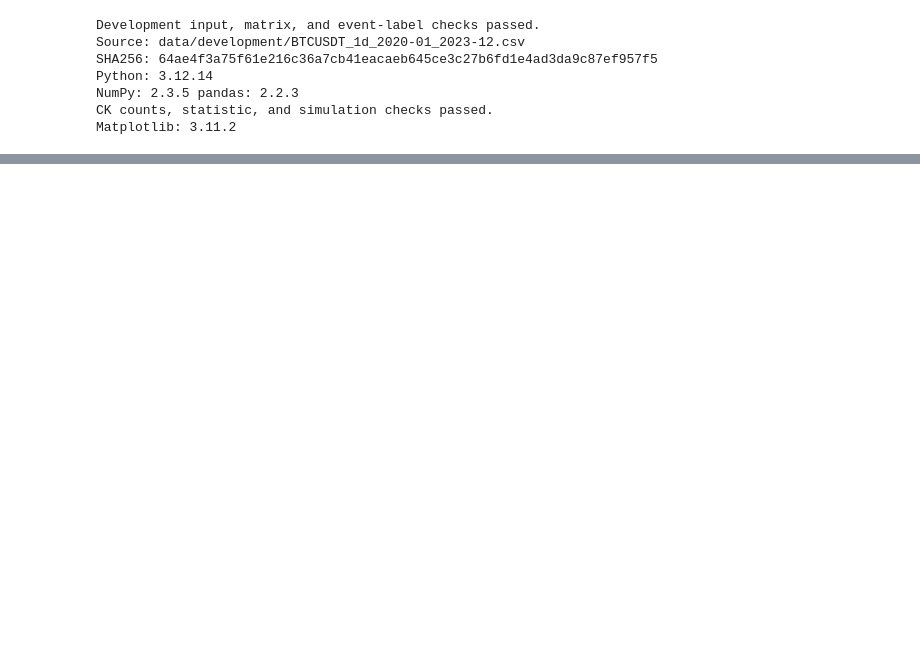
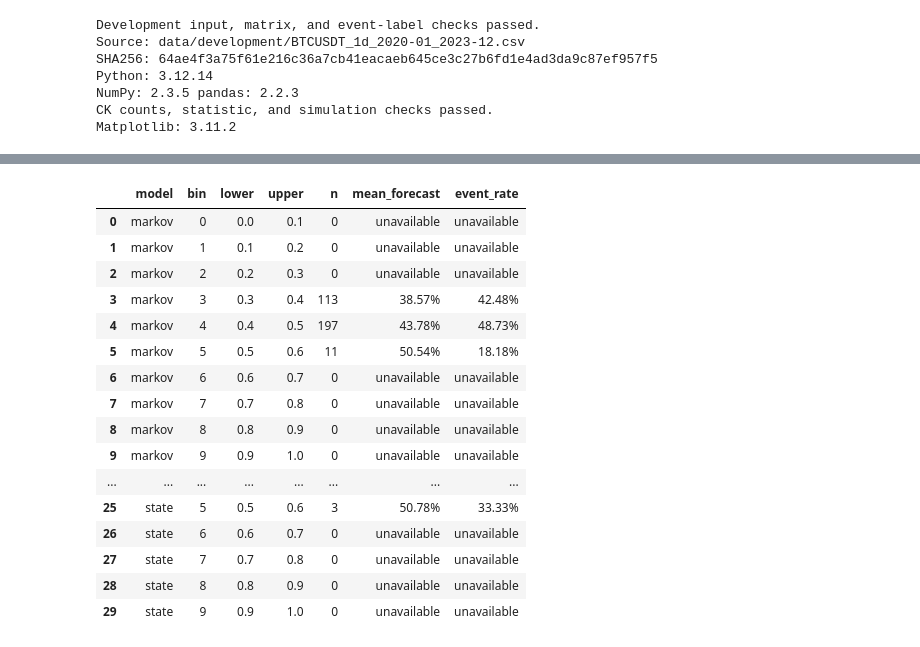
Before and after one commit to Arakushima/btc_markov, a Jupyter notebook: notebooks/01_states_and_first_passage.ipynb, the cells around one changed output, grey strips where cells are left out. Cells and saved outputs as stored; diff of their text form; code cells hidden in the pictures; blank space fills up the shorter version.

```diff
--- a/notebooks/01_states_and_first_passage.ipynb
+++ b/notebooks/01_states_and_first_passage.ipynb
@@ -761,0 +886,21 @@ not been visually inspected.
+# %%
+def stationary_bootstrap_indices(n, n_resamples, mean_block, seed):
+    """Paired circular stationary-bootstrap indices on the FULL daily calendar.
+
+    Start uniformly. At each following position, restart at a uniform date
+    with probability 1/mean_block; otherwise advance one calendar day with
+    wraparound. Every resample has the same number of calendar positions.
+    """
+    for name, value, minimum in (("n", n, 1), ("n_resamples", n_resamples, 1), ("seed", seed, 0)):
+        if isinstance(value, (bool, np.bool_)) or not isinstance(value, (int, np.integer)) or value < minimum:
+            raise ValueError(f"{name} must be an integer at least {minimum}.")
+    if not np.isfinite(mean_block) or mean_block < 1:
+        raise ValueError("The mean block length must be finite and at least one.")
+    rng = np.random.default_rng(seed)
+    indices = np.empty((n_resamples, n), dtype=int)
+    indices[:, 0] = rng.integers(0, n, size=n_resamples)
+    for position in range(1, n):
+        restart = rng.random(n_resamples) < 1 / mean_block
+        starts = rng.integers(0, n, size=n_resamples)
+        indices[:, position] = np.where(restart, starts, (indices[:, position - 1] + 1) % n)
+    return indices
@@ -761,0 +1036,20 @@ not been visually inspected.
+# %%
+display(development_result["calibration"].style.format({"lower":"{:.1f}", "upper":"{:.1f}", "n":"{:.0f}", "mean_forecast":"{:.2%}", "event_rate":"{:.2%}"}, na_rep="unavailable"))
+# %% [output]
+|  | model | bin | lower | upper | n | mean_forecast | event_rate |
+| 0 | markov | 0 | 0.0 | 0.1 | 0 | unavailable | unavailable |
+| 1 | markov | 1 | 0.1 | 0.2 | 0 | unavailable | unavailable |
+| 2 | markov | 2 | 0.2 | 0.3 | 0 | unavailable | unavailable |
+| 3 | markov | 3 | 0.3 | 0.4 | 113 | 38.57% | 42.48% |
+| 4 | markov | 4 | 0.4 | 0.5 | 197 | 43.78% | 48.73% |
+| 5 | markov | 5 | 0.5 | 0.6 | 11 | 50.54% | 18.18% |
+| 6 | markov | 6 | 0.6 | 0.7 | 0 | unavailable | unavailable |
+| 7 | markov | 7 | 0.7 | 0.8 | 0 | unavailable | unavailable |
+| 8 | markov | 8 | 0.8 | 0.9 | 0 | unavailable | unavailable |
+| 9 | markov | 9 | 0.9 | 1.0 | 0 | unavailable | unavailable |
+| ... | ... | ... | ... | ... | ... | ... | ... |
+| 25 | state | 5 | 0.5 | 0.6 | 3 | 50.78% | 33.33% |
+| 26 | state | 6 | 0.6 | 0.7 | 0 | unavailable | unavailable |
+| 27 | state | 7 | 0.7 | 0.8 | 0 | unavailable | unavailable |
+| 28 | state | 8 | 0.8 | 0.9 | 0 | unavailable | unavailable |
+| 29 | state | 9 | 0.9 | 1.0 | 0 | unavailable | unavailable |
```
Also changed, not shown: parts of 23 cells of this notebook, 16 other files.
